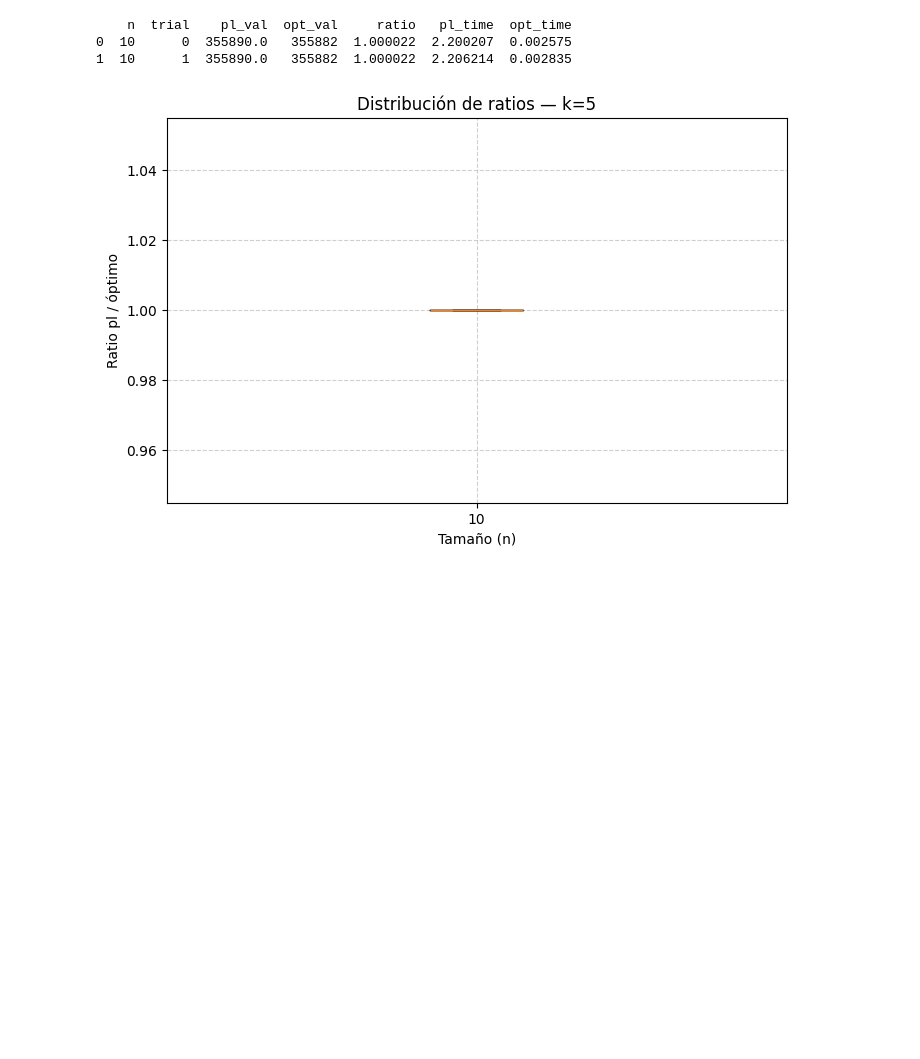
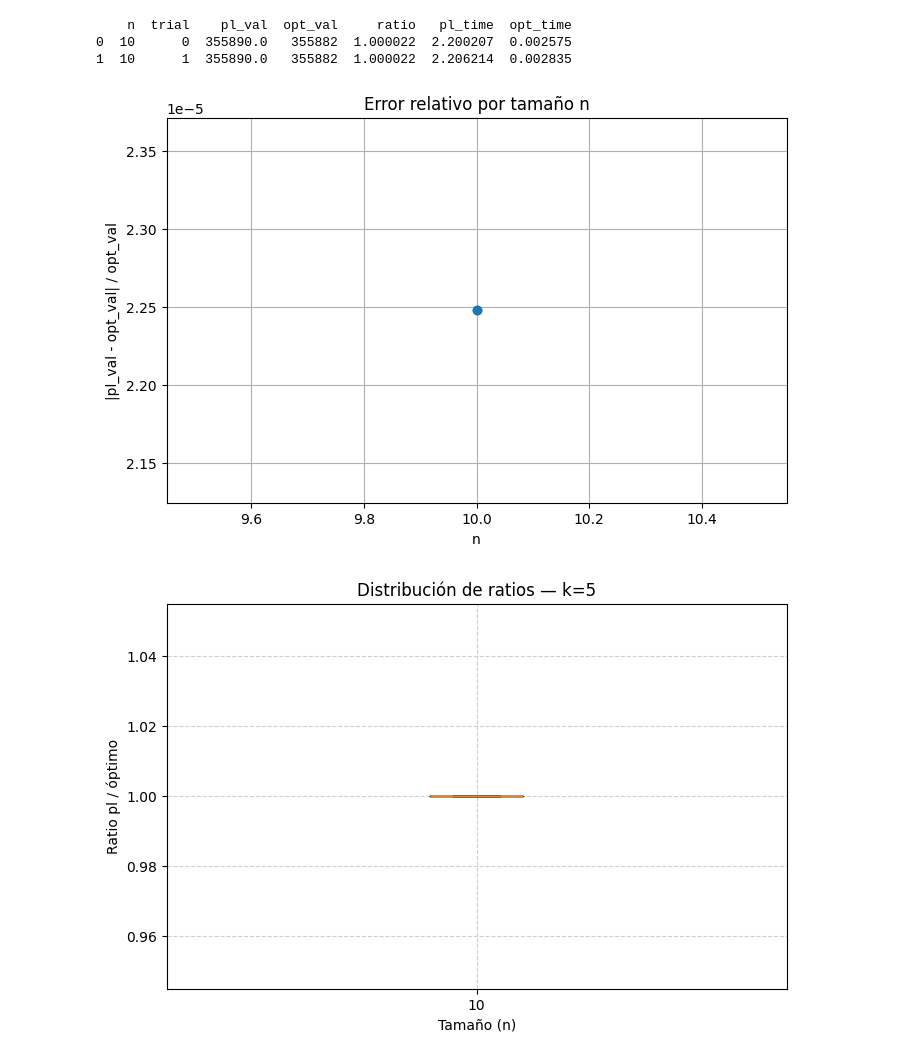
Before and after one commit to hhuzan/tda_tp_3, a Jupyter notebook: mediciones/pl_vs_bt_(integrar).ipynb, the cells around one changed output. Saved outputs shown, nothing was run; the diff lists cells and outputs as text; code cells hidden in the pictures; blank space fills up the shorter version.

```diff
--- a/mediciones/pl_vs_bt_(integrar).ipynb
+++ b/mediciones/pl_vs_bt_(integrar).ipynb
@@ -156,6 +156,18 @@ print(df)
     n  trial    pl_val  opt_val     ratio   pl_time  opt_time
 0  10      0  355890.0   355882  1.000022  2.200207  0.002575
 1  10      1  355890.0   355882  1.000022  2.206214  0.002835
+# %%
+df["rel_error"] = np.abs(df["pl_val"] - df["opt_val"]) / df["opt_val"]
+
+plt.figure(figsize=(8,5))
+plt.plot(df["n"], df["rel_error"], marker="o", linestyle="")
+plt.xlabel("n")
+plt.ylabel("|pl_val - opt_val| / opt_val")
+plt.title("Error relativo por tamaño n")
+plt.grid(True)
+plt.show()
+# %% [output]
+[figure, added]
 # %%
 plot_boxplot_ratios(df, k=k )
 plot_worst_vs_n(df, k=k)
```
Also changed, not shown: parts of 1 cell of this notebook, 13 other files.
